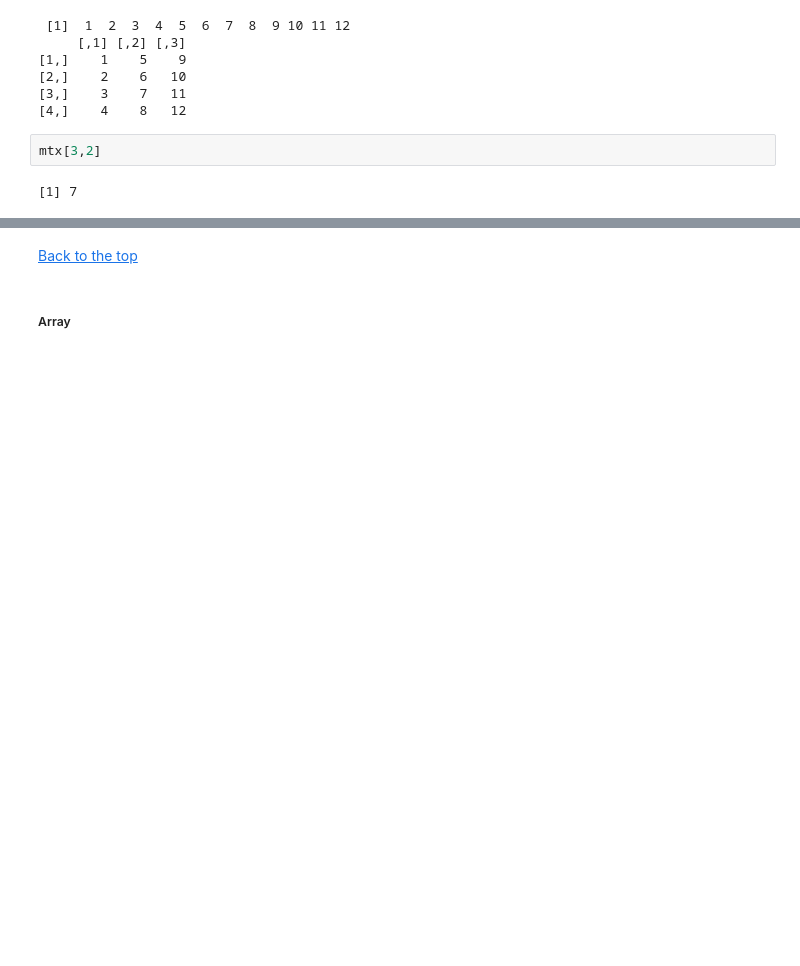
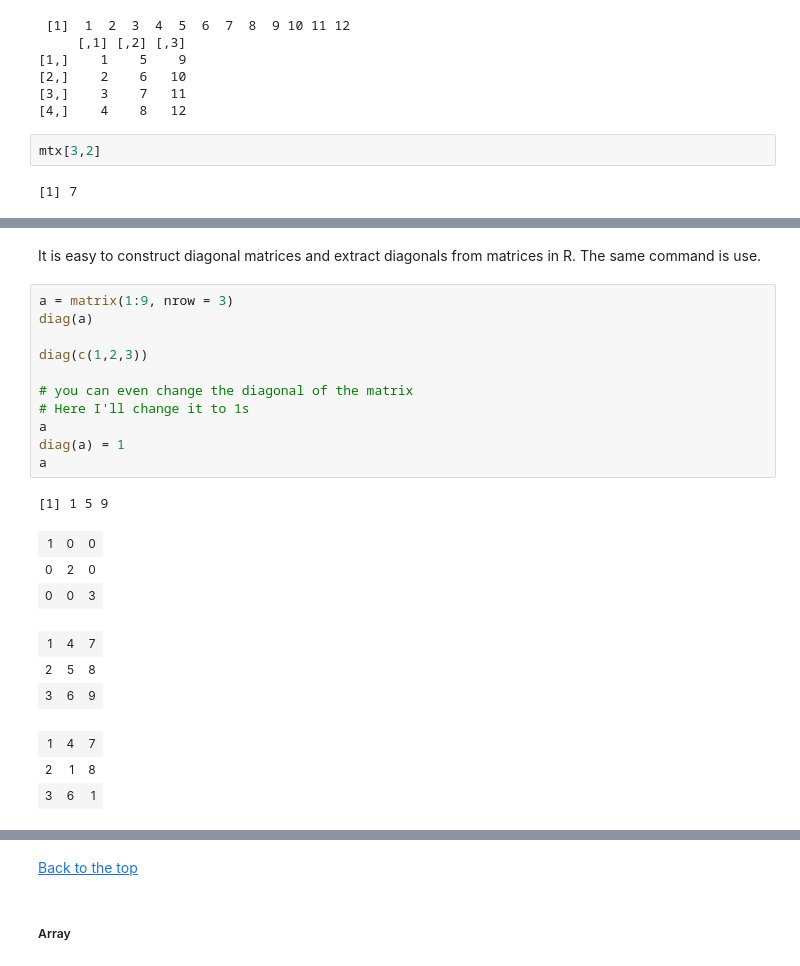
Before and after one commit to stats-learningandprogramming/r, a Jupyter notebook: r_data_structure_with_I&O.ipynb, the cells around one changed output, grey strips where cells are left out. Drawn from its saved outputs; the diff is of its cells as text; blank space fills up the shorter version.

```diff
--- a/r_data_structure_with_I&O.ipynb
+++ b/r_data_structure_with_I&O.ipynb
@@ -96,0 +106,24 @@ mtx[3,2]
+# %% [markdown]
+It is easy to construct diagonal matrices and extract diagonals from matrices in R. The same command is use.
+# %%
+a = matrix(1:9, nrow = 3)
+diag(a)
+
+diag(c(1,2,3))
+
+# you can even change the diagonal of the matrix
+# Here I'll change it to 1s
+a
+diag(a) = 1
+a
+# %% [output]
+[1] 1 5 9
+| 1 | 0 | 0 |
+| 0 | 2 | 0 |
+| 0 | 0 | 3 |
+| 1 | 4 | 7 |
+| 2 | 5 | 8 |
+| 3 | 6 | 9 |
+| 1 | 4 | 7 |
+| 2 | 1 | 8 |
+| 3 | 6 | 1 |
```
Also changed, not shown: parts of 26 cells of this notebook, 3 other files.
